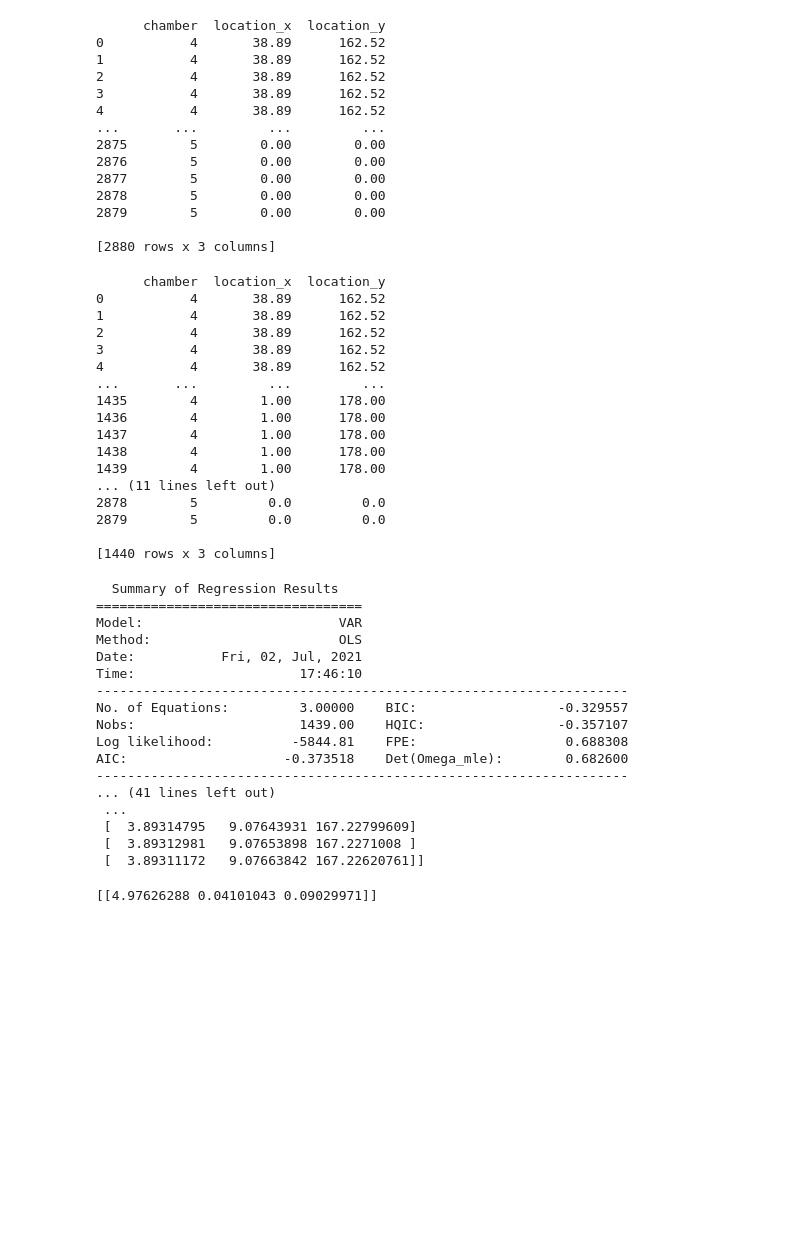
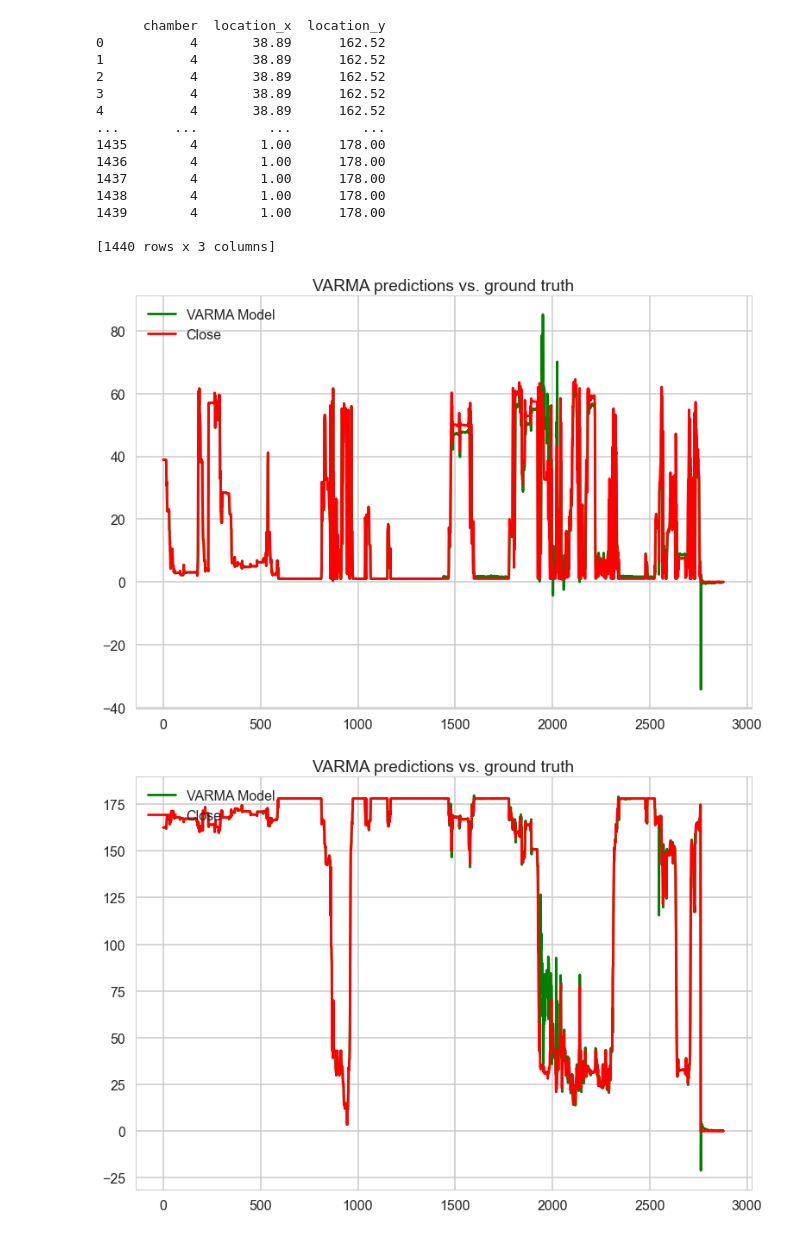
Before and after one commit to tonglinyan/animal_trajectory_prediction, a Jupyter notebook: code/x_y_location_forecasting.ipynb, the cells around one changed output. Cells and saved outputs as stored; diff of their text form; code cells hidden in the pictures; blank space fills up the shorter version.

```diff
--- a/code/x_y_location_forecasting.ipynb
+++ b/code/x_y_location_forecasting.ipynb
@@ -9,3 +4,10 @@ from utils.viz import plot_time_series, plot_balance, plot_balance_vs_price
+# %%
+np.set_printoptions(formatter={'float': lambda x: "{0:0.3f}".format(x)})
+plt.rcParams["font.family"] = "Times New Roman"
+plt.style.use('seaborn-whitegrid')
+plt.style.use('seaborn-poster')
+plt.style.use('seaborn-dark-palette')
+plt.rcParams["mathtext.fontset"] = "cm"
 # %%
 import pandas as pd
 import numpy as np
@@ -17,28 +19,12 @@ data_df = pd.read_csv('../dataset/insect/ant/location_in_mm.csv')
 data_df = data_df[(data_df['colony_id']==1) & (data_df['ant_id']==12)]
 data_df.reset_index(inplace = True)
 data = data_df[['chamber', 'location_x', 'location_y']]
-print(data)
-# %% [output]
-      chamber  location_x  location_y
-0           4       38.89      162.52
-1           4       38.89      162.52
-2           4       38.89      162.52
-3           4       38.89      162.52
-4           4       38.89      162.52
-...       ...         ...         ...
-2875        5        0.00        0.00
-2876        5        0.00        0.00
-2877        5        0.00        0.00
-2878        5        0.00        0.00
-2879        5        0.00        0.00
-
-[2880 rows x 3 columns]
 # %%
 # Step 2: Data Preparation
 #creating the train and validation set
 train = data[:int(0.5*(len(data)))]
 valid = data[int(0.5*(len(data))):]
-print(train, valid)
+print(train)
 # %% [output]
       chamber  location_x  location_y
 0           4       38.89      162.52
@@ -52,15 +38,16 @@ print(train, valid)
 1437        4        1.00      178.00
 1438        4        1.00      178.00
 1439        4        1.00      178.00
-... (11 lines left out)
-2878        5         0.0         0.0
-2879        5         0.0         0.0
 
 [1440 rows x 3 columns]
 # %%
 prediction_chamber = list()
 prediction_x = list()
 prediction_y = list()
+
+for i in range(len(train)):
+    prediction_x.append(train.iloc[i, 1])
+    prediction_y.append(train.iloc[i, 2])
 
 start_t = len(train)
 for t_i in tqdm(range(len(valid))):
@@ -81,40 +61,7 @@ print(yhat)
 # %%
-plot_time_series(ts_1=prediction_chamber, ts_label_1='VARMA Model', ts_2=valid['chamber'], ts_label_2='Close', title='VARMA predictions vs. ground truth')
-plot_time_series(ts_1=prediction_x, ts_label_1='VARMA Model', ts_2=valid['location_x'], ts_label_2='Close', title='VARMA predictions vs. ground truth')
-plot_time_series(ts_1=prediction_y, ts_label_1='VARMA Model', ts_2=valid['location_y'], ts_label_2='Close', title='VARMA predictions vs. ground truth')
+#plot_time_series(ts_1 = prediction_chamber, ts_label_1 = 'VARMA Model', ts_2 = valid['chamber'], ts_label_2 = 'Close', title = 'VARMA predictions vs. ground truth')
+plot_time_series(ts_1 = prediction_x, ts_label_1 = 'VARMA Model', ts_2 = data_df['location_x'], ts_label_2 = 'Close', title = 'VARMA predictions vs. ground truth')
+plot_time_series(ts_1 = prediction_y, ts_label_1 = 'VARMA Model', ts_2 = data_df['location_y'], ts_label_2 = 'Close', title = 'VARMA predictions vs. ground truth')
+# %% [output]
+[figure, added]
+[figure, added]
-# %%
-from statsmodels.tsa.vector_ar.var_model import VAR
-
-model = VAR(endog=train)
-model_fit = model.fit()
-print(model_fit.summary())
-
-# make prediction on validation
-prediction = model_fit.forecast(model_fit.y, steps=len(valid))
-print(prediction)
-# %% [output]
-  Summary of Regression Results
-==================================
-Model:                         VAR
-Method:                        OLS
-Date:           Fri, 02, Jul, 2021
-Time:                     17:46:10
---------------------------------------------------------------------
-No. of Equations:         3.00000    BIC:                  -0.329557
-Nobs:                     1439.00    HQIC:                 -0.357107
-Log likelihood:          -5844.81    FPE:                   0.688308
-AIC:                    -0.373518    Det(Omega_mle):        0.682600
---------------------------------------------------------------------
-... (41 lines left out)
- ...
- [  3.89314795   9.07643931 167.22799609]
- [  3.89312981   9.07653898 167.2271008 ]
- [  3.89311172   9.07663842 167.22620761]]
-# %%
-#make final predictions
-model = VAR(endog=data)
-model_fit = model.fit()
-yhat = model_fit.forecast(model_fit.y, steps=1)
-print(yhat)
-# %% [output]
-[[4.97626288 0.04101043 0.09029971]]
```
Also changed, not shown: parts of 3 cells of this notebook, 2 other files.
